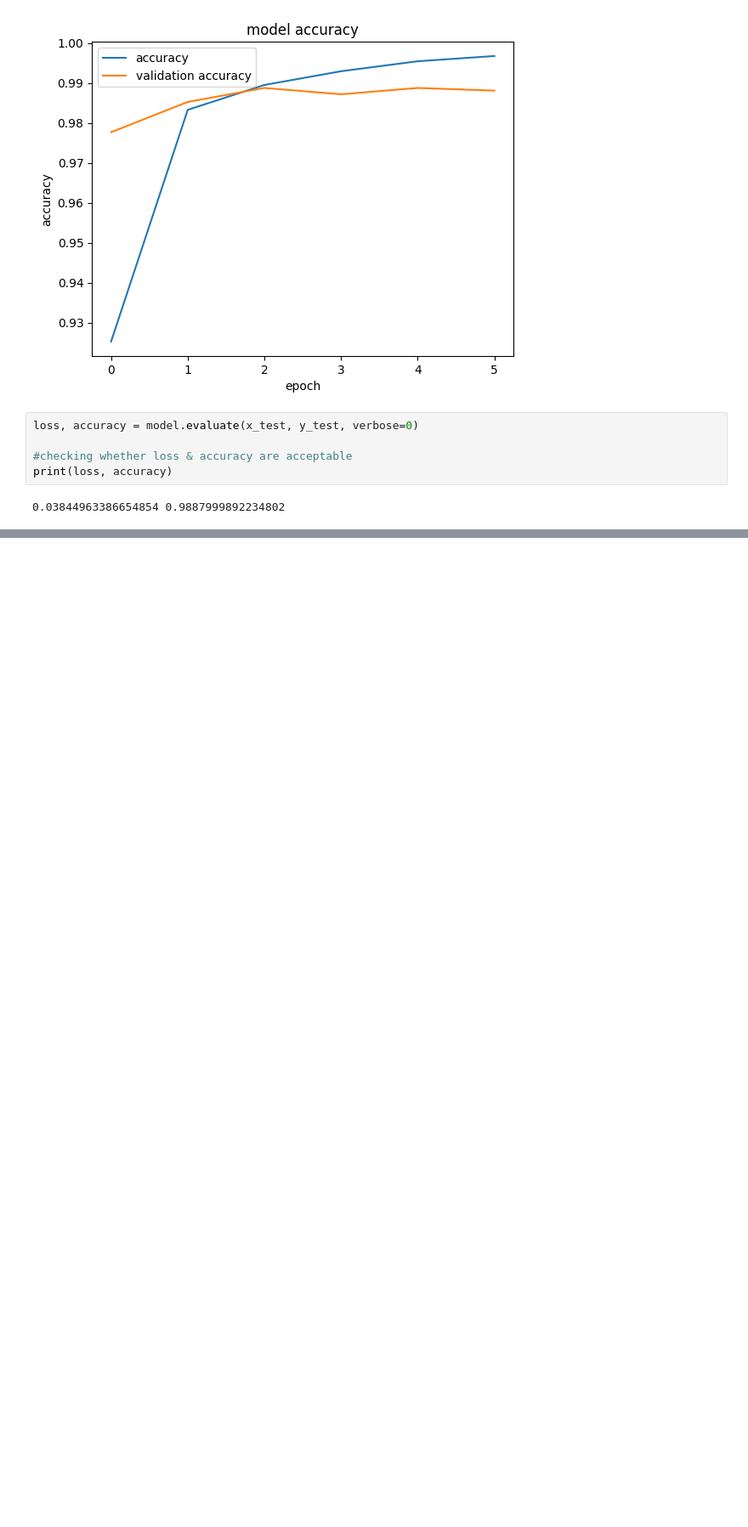
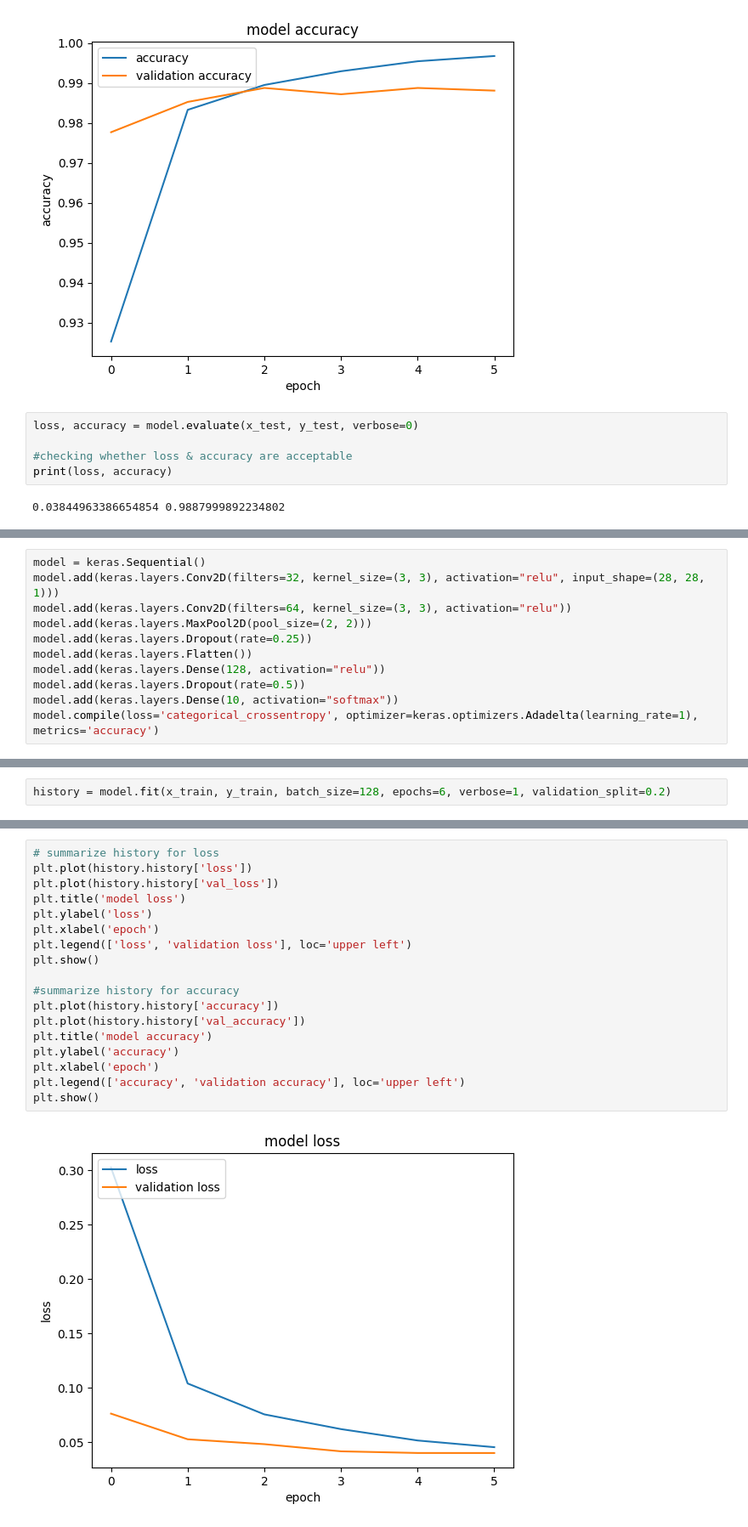
Before and after one commit to Ketskapow/HNA-labs, a Jupyter notebook: Assignment-1-learning.ipynb, the cells around one changed output, grey strips where cells are left out. Shown: that part at 85% size. Saved outputs shown, nothing was run; the diff lists cells and outputs as text; blank space fills up the shorter version.

Commit message:
Changes to ipynb titles and finished excercise 1

```diff
--- a/Assignment-1.ipynb
+++ b/Assignment-1-learning.ipynb
@@ -235,0 +238,11 @@ print(loss, accuracy)
+# %%
+model = keras.Sequential()
+model.add(keras.layers.Conv2D(filters=32, kernel_size=(3, 3), activation="relu", input_shape=(28, 28, 1)))
+model.add(keras.layers.Conv2D(filters=64, kernel_size=(3, 3), activation="relu"))
+model.add(keras.layers.MaxPool2D(pool_size=(2, 2)))
+model.add(keras.layers.Dropout(rate=0.25))
+model.add(keras.layers.Flatten())
+model.add(keras.layers.Dense(128, activation="relu"))
+model.add(keras.layers.Dropout(rate=0.5))
+model.add(keras.layers.Dense(10, activation="softmax"))
+model.compile(loss='categorical_crossentropy', optimizer=keras.optimizers.Adadelta(learning_rate=1), metrics='accuracy')
@@ -235,0 +253,2 @@ print(loss, accuracy)
+# %%
+history = model.fit(x_train, y_train, batch_size=128, epochs=6, verbose=1, validation_split=0.2)
@@ -235,0 +272,20 @@ print(loss, accuracy)
+# %%
+# summarize history for loss
+plt.plot(history.history['loss'])
+plt.plot(history.history['val_loss'])
+plt.title('model loss')
+plt.ylabel('loss')
+plt.xlabel('epoch')
+plt.legend(['loss', 'validation loss'], loc='upper left')
+plt.show()
+
+#summarize history for accuracy
+plt.plot(history.history['accuracy'])
+plt.plot(history.history['val_accuracy'])
+plt.title('model accuracy')
+plt.ylabel('accuracy')
+plt.xlabel('epoch')
+plt.legend(['accuracy', 'validation accuracy'], loc='upper left')
+plt.show()
+# %% [output]
+[figure, added]
```
Also changed, not shown: parts of 5 cells of this notebook, 1 other file.
